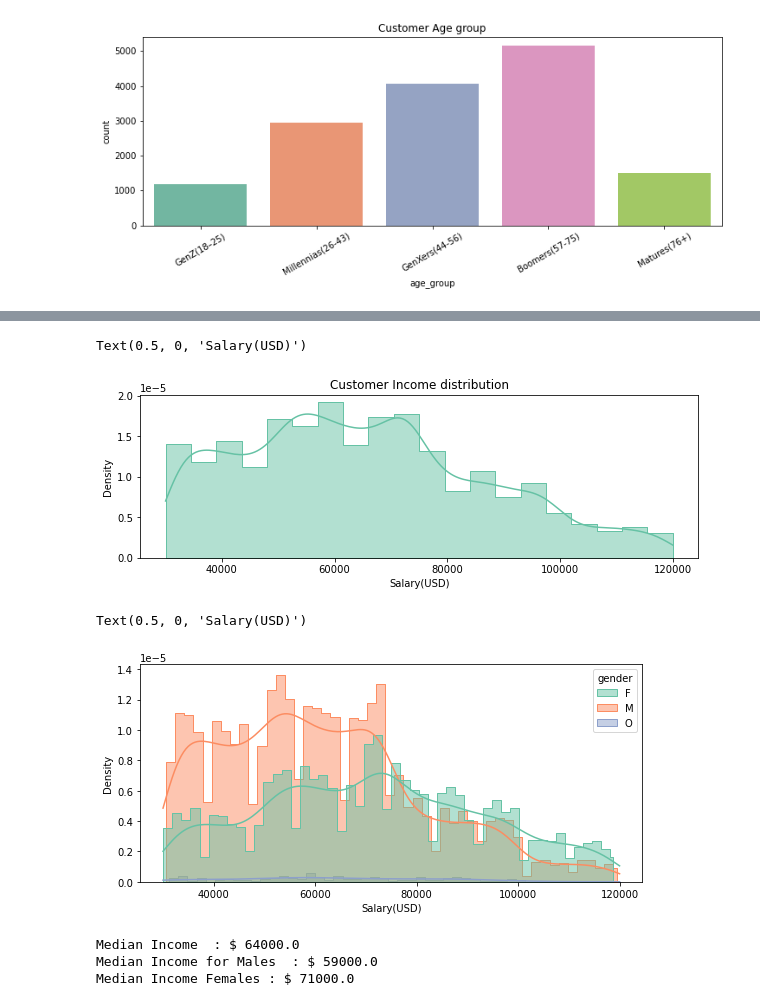
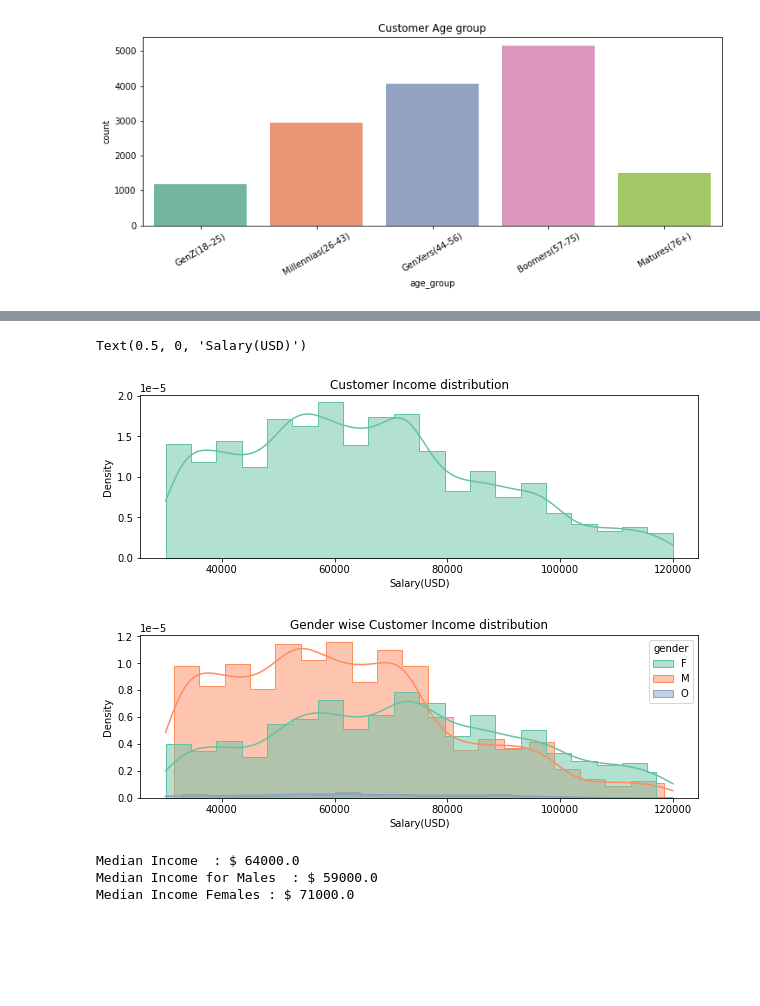
Before and after one commit to Arjunar92/Starbucks_Customer_Segmentation_Project, a Jupyter notebook: Starbucks_Capstone_Data_Exploration.ipynb, the cells around one changed output, grey strips where cells are left out. Saved outputs shown, nothing was run; the diff lists cells and outputs as text; code cells hidden in the pictures; blank space fills up the shorter version.

```diff
--- a/Starbucks_Capstone_Data_Exploration.ipynb
+++ b/Starbucks_Capstone_Data_Exploration.ipynb
@@ -314,25 +327,21 @@ sns.countplot(data=profile, x='gender' )
 # %%
 #Income distribution
 
 plt.figure(figsize=[10,3])
-
 sal_hist1 = sns.histplot(data = profile, x = 'customer_income',  multiple = "dodge",element = 'step',
                         bins = 20, kde = True ,stat = 'density' ).set_title("Customer Income distribution")
+plt.xlabel("Salary(USD)")
 
+#Income distribution by gender
+
+plt.figure(figsize=[10,3])
+sal_hist = sns.histplot(data = profile, x = 'customer_income', hue = 'gender',
+                        multiple = "dodge",element = 'step', bins = 20, kde = True ,stat = 'density' ).set_title("Gender wise Customer Income distribution")
 plt.xlabel("Salary(USD)")
 # %% [output]
 Text(0.5, 0, 'Salary(USD)')
 [figure]
+[figure, added]
-# %%
-#Income distribution by gender
-
-plt.figure(figsize=[9,4])
-sal_hist = sns.histplot(data = profile, x = 'customer_income', hue = 'gender',
-                        multiple = "dodge",element = 'step', bins = 50, kde = True ,stat = 'density' )
-plt.xlabel("Salary(USD)")
-# %% [output]
-Text(0.5, 0, 'Salary(USD)')
-[figure, removed]
 # %%
 #Median Income
 
```
Also changed, not shown: parts of 16 cells of this notebook.
